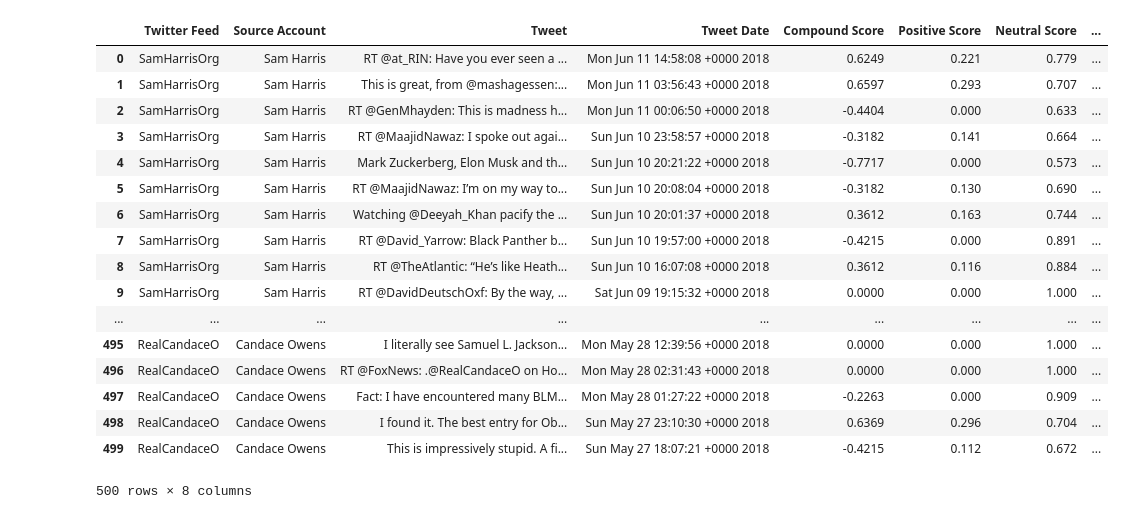
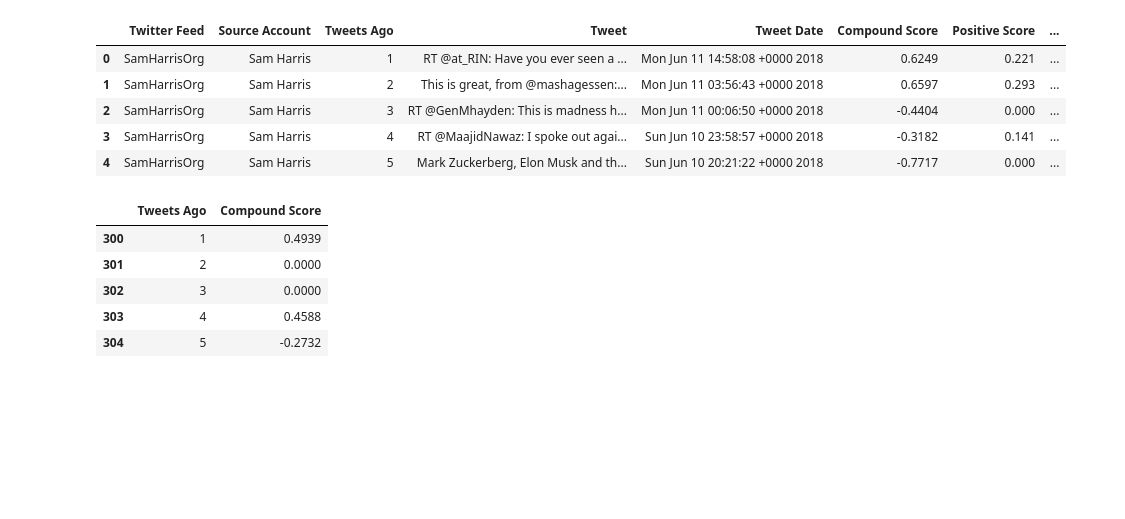
Before and after one commit to rglukins/bootcamp_homework, a Jupyter notebook: social_analytics/social_analytics.ipynb, the cells around one changed output. Saved outputs shown, nothing was run; the diff lists cells and outputs as text; code cells hidden in the pictures; blank space fills up the shorter version.

```diff
--- a/social_analytics/social_analytics.ipynb
+++ b/social_analytics/social_analytics.ipynb
@@ -30,6 +31,7 @@ twitter_feed = []
 source_account = []
 text = []
 date = []
+counterlist = []
 compound = []
 positive = []
 neutral = []
@@ -45,6 +47,8 @@ for target in targets:
 
     #get the tweets from api call
     tweets = api.user_timeline(target, count=100, result_type="recent")
+    # set a counter for establishing 'tweets ago'
+    counter = 1
 
     # start the loop to collect and sort the data
     for tweet in tweets:
@@ -52,6 +56,10 @@ for target in targets:
         source_account.append(tweet["user"]["name"])
         text.append(tweet["text"])
         date.append(tweet["created_at"])
+        counterlist.append(counter)
+
+        #add to the counter
+        counter += 1
 # %%
 # loop through the text of the tweets to analyze the sentiments
 for data in text:
@@ -67,39 +75,43 @@ for data in text:
 # %%
 # set up pandas dataframe
 df = pd.DataFrame({
     "Twitter Feed": twitter_feed,
     "Source Account": source_account,
     "Tweet": text,
     "Tweet Date": date,
     "Compound Score": compound,
     "Positive Score": positive,
     "Neutral Score": neutral,
-    "Negative Score": negative
+    "Negative Score": negative,
+    "Tweets Ago": counterlist
 })
 
 # light data cleanup for a presentable dataframe
-df = df[[ "Twitter Feed","Source Account","Tweet","Tweet Date","Compound Score","Positive Score","Neutral Score","Negative Score" ]]
+df = df[[ "Twitter Feed","Source Account", "Tweets Ago", "Tweet","Tweet Date","Compound Score","Positive Score","Neutral Score","Negative Score" ]]
 
-df
+df.head()
 # %% [output]
-|  | Twitter Feed | Source Account | Tweet | Tweet Date | Compound Score | Positive Score | Neutral Score | ... |
-| 0 | SamHarrisOrg | Sam Harris | RT @at_RIN: Have you ever seen a ... | Mon Jun 11 14:58:08 +0000 2018 | 0.6249 | 0.221 | 0.779 | ... |
-| 1 | SamHarrisOrg | Sam Harris | This is great, from @mashagessen:... | Mon Jun 11 03:56:43 +0000 2018 | 0.6597 | 0.293 | 0.707 | ... |
-| 2 | SamHarrisOrg | Sam Harris | RT @GenMhayden: This is madness h... | Mon Jun 11 00:06:50 +0000 2018 | -0.4404 | 0.000 | 0.633 | ... |
-| 3 | SamHarrisOrg | Sam Harris | RT @MaajidNawaz: I spoke out agai... | Sun Jun 10 23:58:57 +0000 2018 | -0.3182 | 0.141 | 0.664 | ... |
-| 4 | SamHarrisOrg | Sam Harris | Mark Zuckerberg, Elon Musk and th... | Sun Jun 10 20:21:22 +0000 2018 | -0.7717 | 0.000 | 0.573 | ... |
-| 5 | SamHarrisOrg | Sam Harris | RT @MaajidNawaz: I’m on my way to... | Sun Jun 10 20:08:04 +0000 2018 | -0.3182 | 0.130 | 0.690 | ... |
-| 6 | SamHarrisOrg | Sam Harris | Watching @Deeyah_Khan pacify the ... | Sun Jun 10 20:01:37 +0000 2018 | 0.3612 | 0.163 | 0.744 | ... |
-| 7 | SamHarrisOrg | Sam Harris | RT @David_Yarrow: Black Panther b... | Sun Jun 10 19:57:00 +0000 2018 | -0.4215 | 0.000 | 0.891 | ... |
-| 8 | SamHarrisOrg | Sam Harris | RT @TheAtlantic: “He’s like Heath... | Sun Jun 10 16:07:08 +0000 2018 | 0.3612 | 0.116 | 0.884 | ... |
-| 9 | SamHarrisOrg | Sam Harris | RT @DavidDeutschOxf: By the way, ... | Sat Jun 09 19:15:32 +0000 2018 | 0.0000 | 0.000 | 1.000 | ... |
-| ... | ... | ... | ... | ... | ... | ... | ... | ... |
-| 495 | RealCandaceO | Candace Owens | I literally see Samuel L. Jackson... | Mon May 28 12:39:56 +0000 2018 | 0.0000 | 0.000 | 1.000 | ... |
-| 496 | RealCandaceO | Candace Owens | RT @FoxNews: .@RealCandaceO on Ho... | Mon May 28 02:31:43 +0000 2018 | 0.0000 | 0.000 | 1.000 | ... |
-| 497 | RealCandaceO | Candace Owens | Fact: I have encountered many BLM... | Mon May 28 01:27:22 +0000 2018 | -0.2263 | 0.000 | 0.909 | ... |
-| 498 | RealCandaceO | Candace Owens | I found it. The best entry for Ob... | Sun May 27 23:10:30 +0000 2018 | 0.6369 | 0.296 | 0.704 | ... |
-| 499 | RealCandaceO | Candace Owens | This is impressively stupid. A fi... | Sun May 27 18:07:21 +0000 2018 | -0.4215 | 0.112 | 0.672 | ... |
+|  | Twitter Feed | Source Account | Tweets Ago | Tweet | Tweet Date | Compound Score | Positive Score | ... |
+| 0 | SamHarrisOrg | Sam Harris | 1 | RT @at_RIN: Have you ever seen a ... | Mon Jun 11 14:58:08 +0000 2018 | 0.6249 | 0.221 | ... |
+| 1 | SamHarrisOrg | Sam Harris | 2 | This is great, from @mashagessen:... | Mon Jun 11 03:56:43 +0000 2018 | 0.6597 | 0.293 | ... |
+| 2 | SamHarrisOrg | Sam Harris | 3 | RT @GenMhayden: This is madness h... | Mon Jun 11 00:06:50 +0000 2018 | -0.4404 | 0.000 | ... |
+| 3 | SamHarrisOrg | Sam Harris | 4 | RT @MaajidNawaz: I spoke out agai... | Sun Jun 10 23:58:57 +0000 2018 | -0.3182 | 0.141 | ... |
+| 4 | SamHarrisOrg | Sam Harris | 5 | Mark Zuckerberg, Elon Musk and th... | Sun Jun 10 20:21:22 +0000 2018 | -0.7717 | 0.000 | ... |
-500 rows × 8 columns
 # %%
 # save pandas dataframe to a csv file
+# %%
+# slice up the dataframe for easier plotting
+df1 = df.iloc[0:100, [2,5]]
+df2 = df.iloc[100:200, [2, 5]]
+df3 = df.iloc[200:300,[2, 5]]
+df4 = df.iloc[300:400, [2, 5]]
+df5 = df.iloc[400:500,[2, 5]]
+df4.head()
+# %% [output]
+|  | Tweets Ago | Compound Score |
+| 300 | 1 | 0.4939 |
+| 301 | 2 | 0.0000 |
+| 302 | 3 | 0.0000 |
+| 303 | 4 | 0.4588 |
+| 304 | 5 | -0.2732 |
 # %%
```
Also changed, not shown: parts of 2 cells of this notebook.
